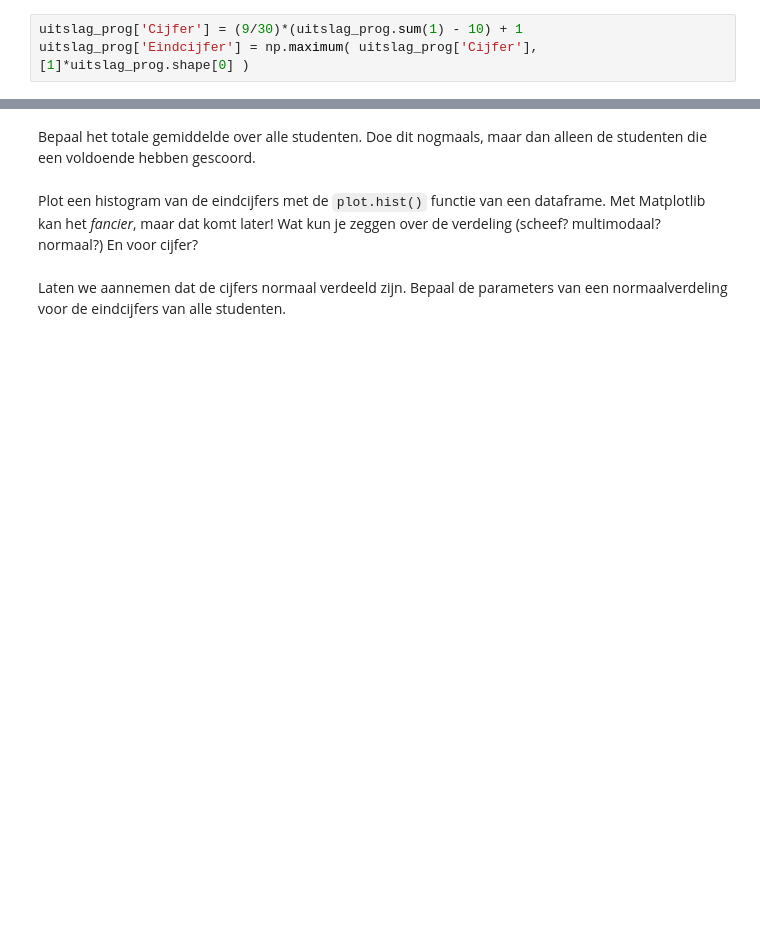
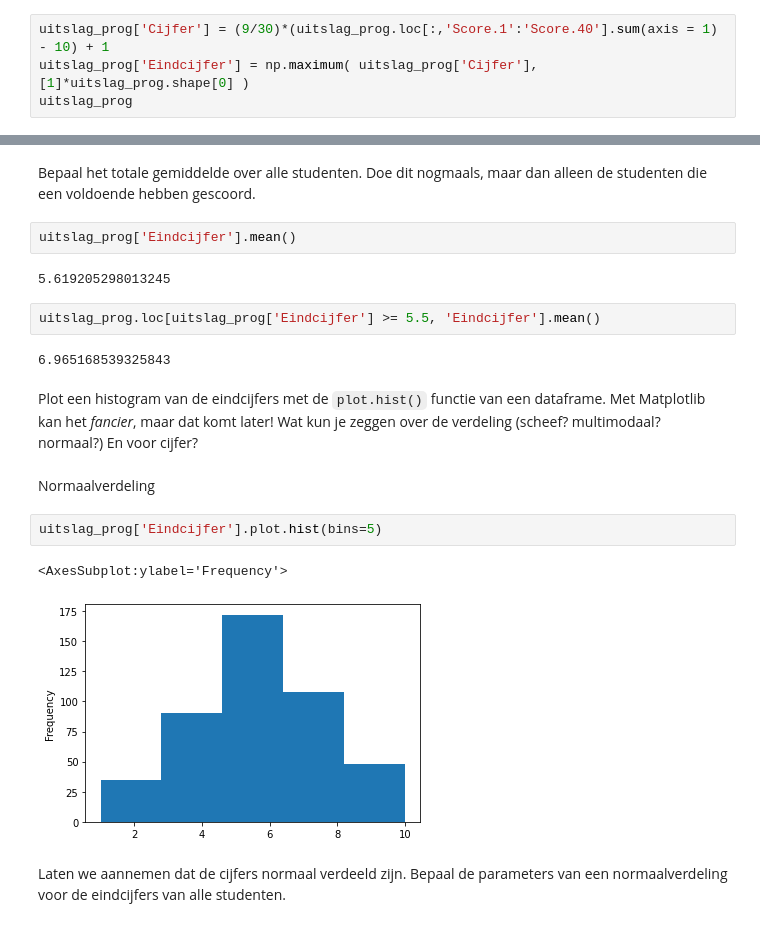
Before and after one commit to PeterKemner/CM2024, a Jupyter notebook: CM06_kansverdelingen_en_zscore/CM_kansverdelingen_opdrachten.ipynb, the cells around one changed output, grey strips where cells are left out. Drawn from its saved outputs; the diff is of its cells as text; blank space fills up the shorter version.

```diff
--- a/CM06_kansverdelingen_en_zscore/CM_kansverdelingen_opdrachten.ipynb
+++ b/CM06_kansverdelingen_en_zscore/CM_kansverdelingen_opdrachten.ipynb
@@ -202,5 +415,6 @@ Onderstaande code berekent het cijfer voor elke student. Hierbij wordt rekening
   1. cijfer = $\frac{9}{30}(\sum_{i=1}^{40}{Score.i}-10) + 1$
   2. eindcijfer = $\max(1, cijfer)$.
 # %%
-uitslag_prog['Cijfer'] = (9/30)*(uitslag_prog.sum(1) - 10) + 1
+uitslag_prog['Cijfer'] = (9/30)*(uitslag_prog.loc[:,'Score.1':'Score.40'].sum(axis = 1) - 10) + 1
 uitslag_prog['Eindcijfer'] = np.maximum( uitslag_prog['Cijfer'], [1]*uitslag_prog.shape[0] )
+uitslag_prog
@@ -207,7 +435,22 @@ uitslag_prog['Eindcijfer'] = np.maximum( uitslag_prog['Cijfer'], [1]*uitslag_pro
 # %% [markdown]
 Bepaal het totale gemiddelde over alle studenten. Doe dit nogmaals, maar dan alleen de studenten die een voldoende hebben gescoord.
+# %%
+uitslag_prog['Eindcijfer'].mean()
+# %% [output]
+5.619205298013245
+# %%
+uitslag_prog.loc[uitslag_prog['Eindcijfer'] >= 5.5, 'Eindcijfer'].mean()
+# %% [output]
+6.965168539325843
 # %% [markdown]
 Plot een histogram van de eindcijfers met de `plot.hist()` functie van een dataframe. Met Matplotlib kan het *fancier*, maar dat komt later! Wat kun je zeggen over de verdeling (scheef? multimodaal? normaal?) En voor cijfer?
+# %% [markdown]
+Normaalverdeling
+# %%
+uitslag_prog['Eindcijfer'].plot.hist(bins=5)
+# %% [output]
+<AxesSubplot:ylabel='Frequency'>
+[figure, added]
 # %% [markdown]
 Laten we aannemen dat de cijfers normaal verdeeld zijn. Bepaal de parameters van een normaalverdeling voor de eindcijfers van alle studenten.
 # %% [markdown]
```
Also changed, not shown: parts of 37 cells of this notebook, 6 other files.
